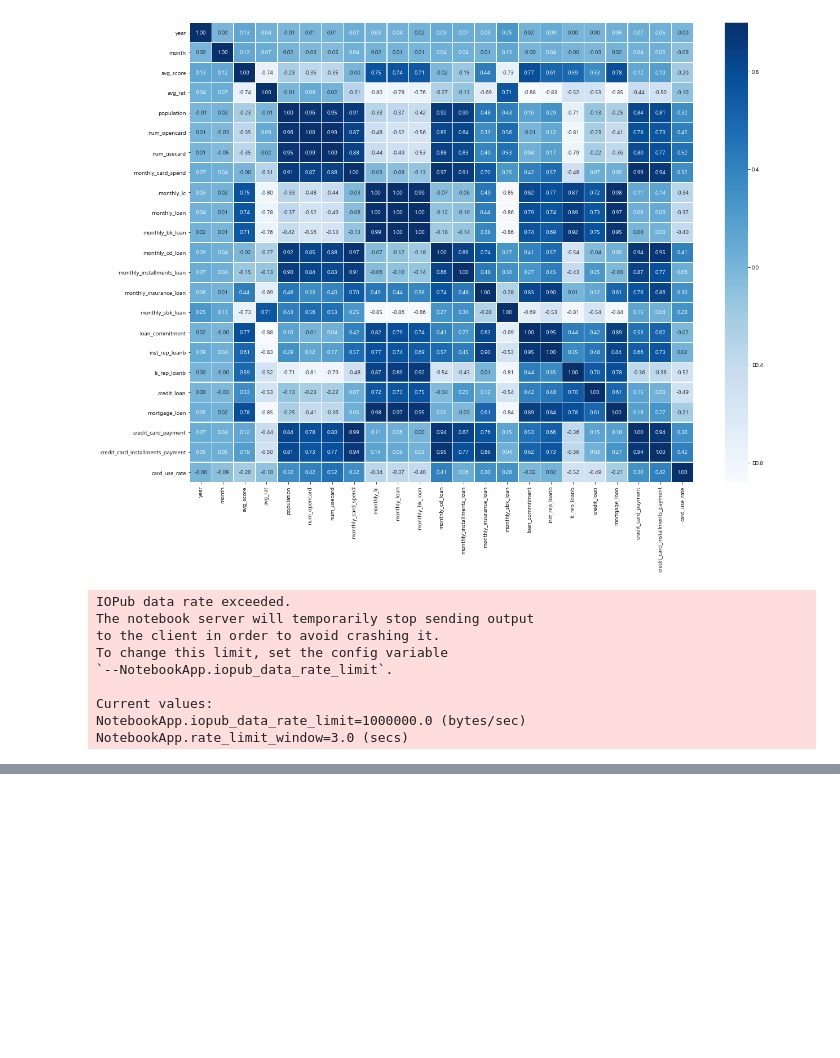
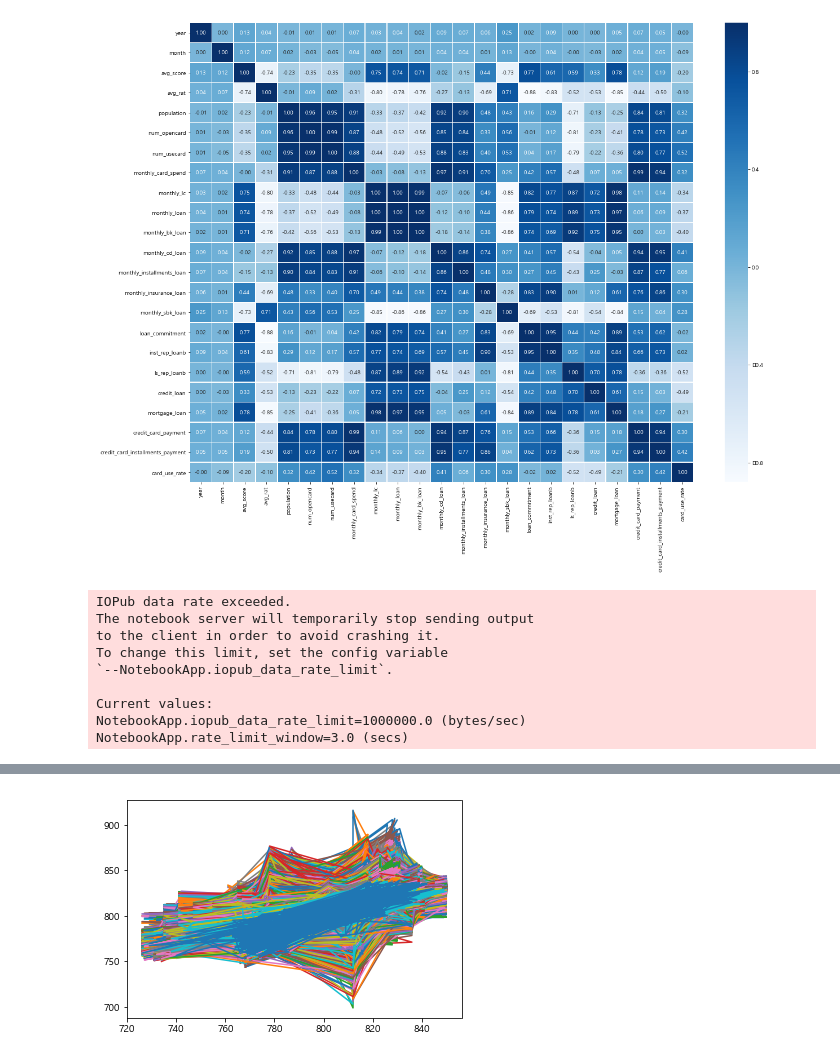
Before and after one commit to chickchick1044/TIL, a Jupyter notebook: 공모전/0702 머신러닝.ipynb, the cells around one changed output, grey strips where cells are left out. Cells and saved outputs as stored; diff of their text form; code cells hidden in the pictures; blank space fills up the shorter version.

```diff
--- a/공모전/0702 머신러닝.ipynb
+++ b/공모전/0702 머신러닝.ipynb
@@ -248,0 +249,15 @@ y_km = km.fit_predict(X)
+# %%
+import itertools
+
+lst = ['num_opencard', 'num_usecard', 'monthly_card_spend', 'monthly_lc', 'monthly_loan',
+       'loan_commitment', 'inst_rep_loanb', 'ls_rep_loanb', 'credit_loan',
+       'mortgage_loan', 'credit_card_payment', 'credit_card_installments_payment',
+       'card_use_rate']
+combs = []
+
+for i in range(1, len(lst)+1):
+    els = [list(x) for x in itertools.combinations(lst, i)]
+    combs.extend(els)
+# %%
+for i in combs:
+    print(i)
@@ -248,0 +287,14 @@ y_km = km.fit_predict(X)
+# %%
+fig = plt.figure()
+ax = fig.add_subplot(1,1,1)
+y = data_by_loc['avg_score']
+
+for i in range(len(combs)):
+    X = data_by_loc[combs[i]]
+    X_train, X_test, y_train, y_test = train_test_split(X, y, test_size=0.2)
+    lm = LinearRegression()
+    lm.fit(X_train, y_train)
+    predictions = lm.predict(X_test)
+    ax.plot(y_test, predictions)
+# %% [output]
+[figure, added]
```
Also changed, not shown: parts of 4 cells of this notebook, 9 other files.
